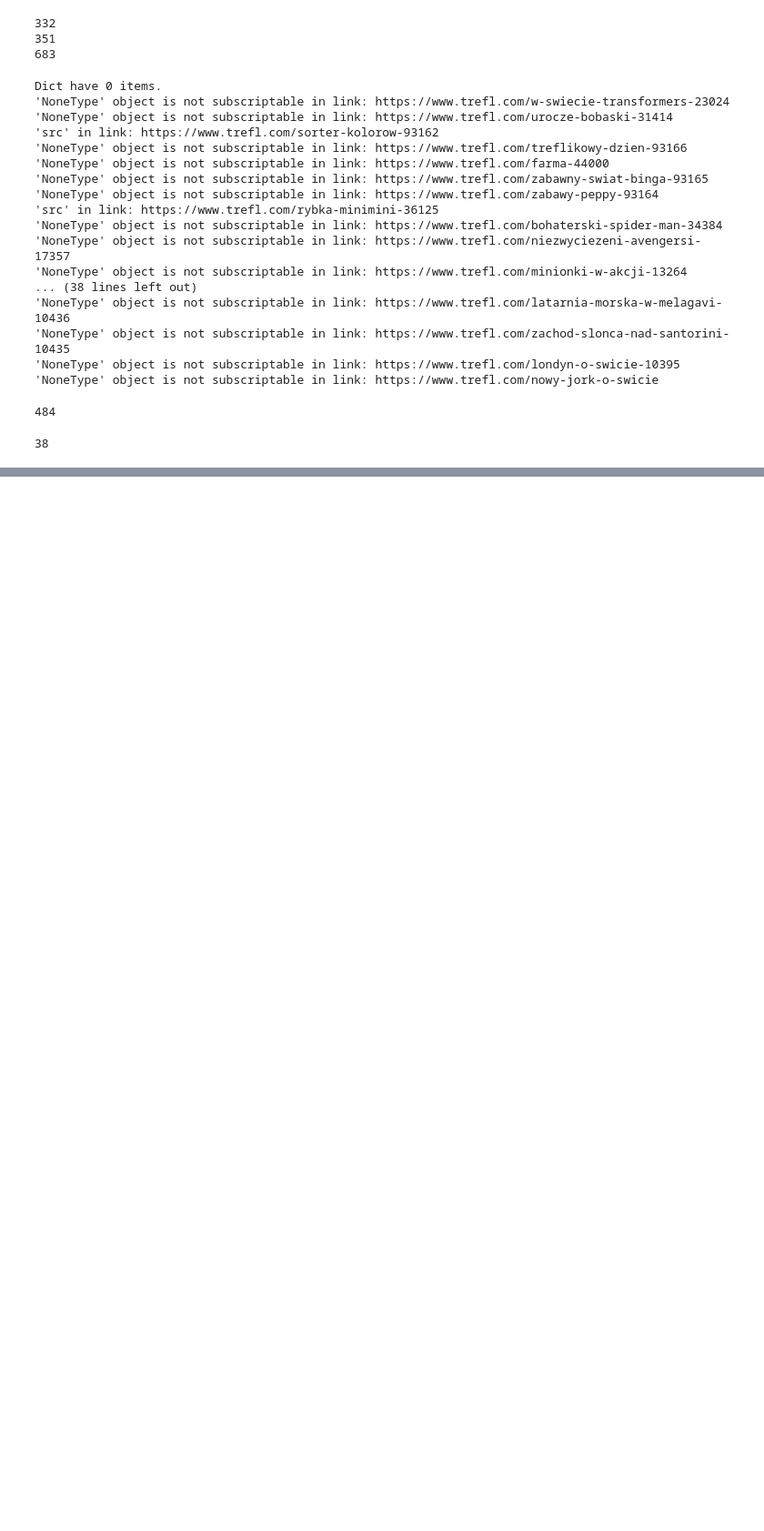
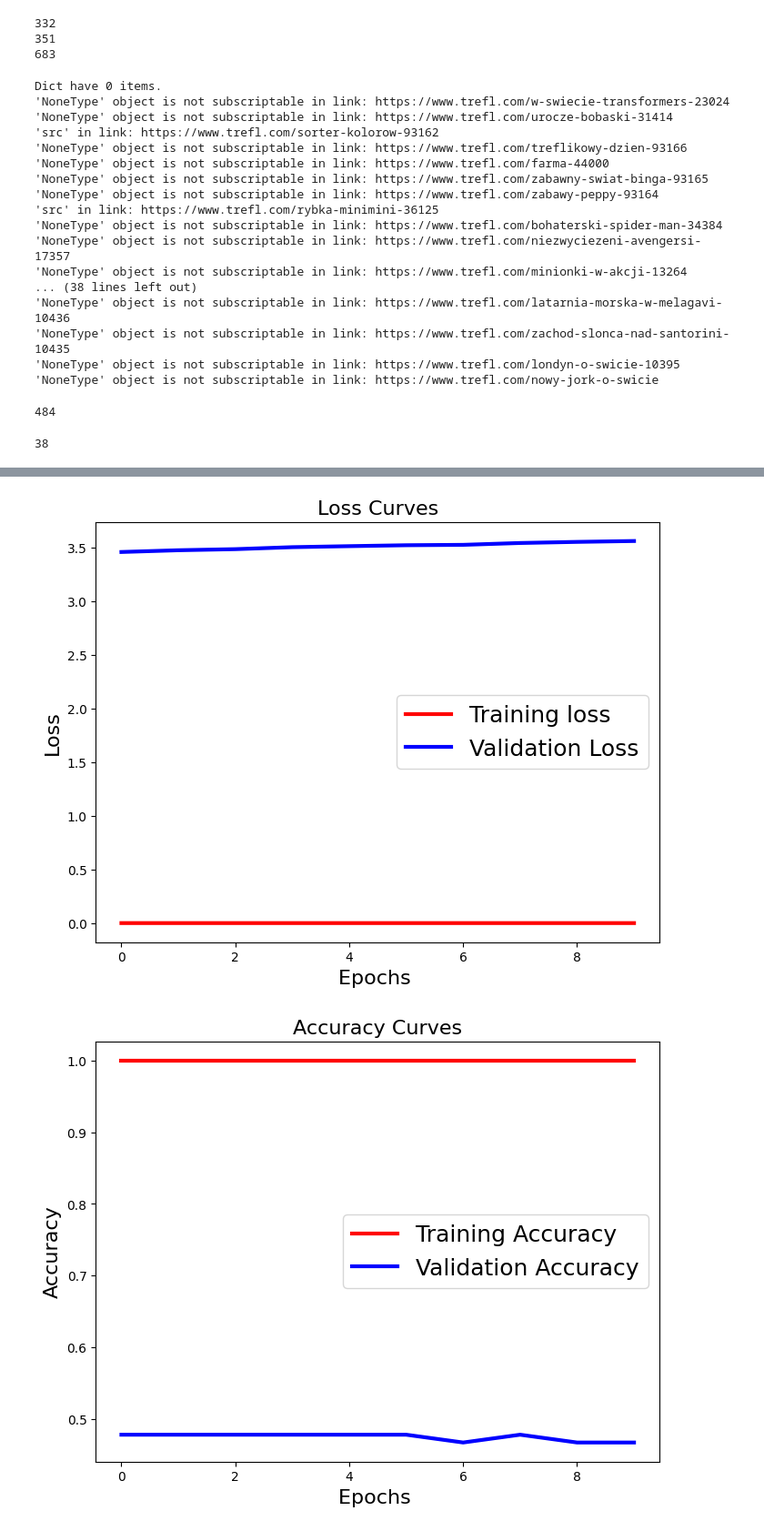
Before and after one commit to KZadka/Jigsaw-Puzzle-Difficulty, a Jupyter notebook: Initial_notebook.ipynb, the cells around one changed output, grey strips where cells are left out. Shown at 91% size. Cells and saved outputs as stored; diff of their text form; code cells hidden in the pictures; blank space fills up the shorter version.

```diff
--- a/Initial_notebook.ipynb
+++ b/Initial_notebook.ipynb
@@ -112,0 +136,7 @@ for key, value in image_and_category_dict.items():
+# %%
+X_val = image_generator.flow_from_directory(
+    directory= main_path,
+    target_size= image_size,
+    batch_size= 16,
+    subset= 'validation'
+)
@@ -112,0 +314,26 @@ for key, value in image_and_category_dict.items():
+# %%
+resnet_image_generator = ImageDataGenerator(
+    preprocessing_function= preprocess_input,
+    validation_split= 0.2
+)
+
+base_model = ResNet50(weights= 'imagenet', include_top = False, input_shape= (500, 500, 3))
+
+for layer in base_model.layers:
+    layer.trainable = False
+
+global_avg_pooling_layer = keras.layers.GlobalAveragePooling2D()(base_model.output)
+output_layer = keras.layers.Dense(1)(global_avg_pooling_layer)
+
+resnet_reg_model = keras.models.Model(inputs = base_model.input, outputs = output_layer)
+
+resnet_reg_model.compile(optimizer= 'adam',
+                     loss = 'mean_squared_error',
+                     metrics= ['mean_absolute_error'])
+
+resnet_reg_model.fit(X_train, epochs= 5, validation_data= X_val)
+
+for layer in model.layers:
+    layer.trainable = True
+
+resnet_reg_model_history = model.fit(X_train, epochs= 10, validation_data= X_val)
@@ -112,0 +359,5 @@ for key, value in image_and_category_dict.items():
+# %%
+plot_history(resnet_reg_model_history)
+# %% [output]
+[figure, added]
+[figure, added]
```
Also changed, not shown: parts of 21 cells of this notebook.
